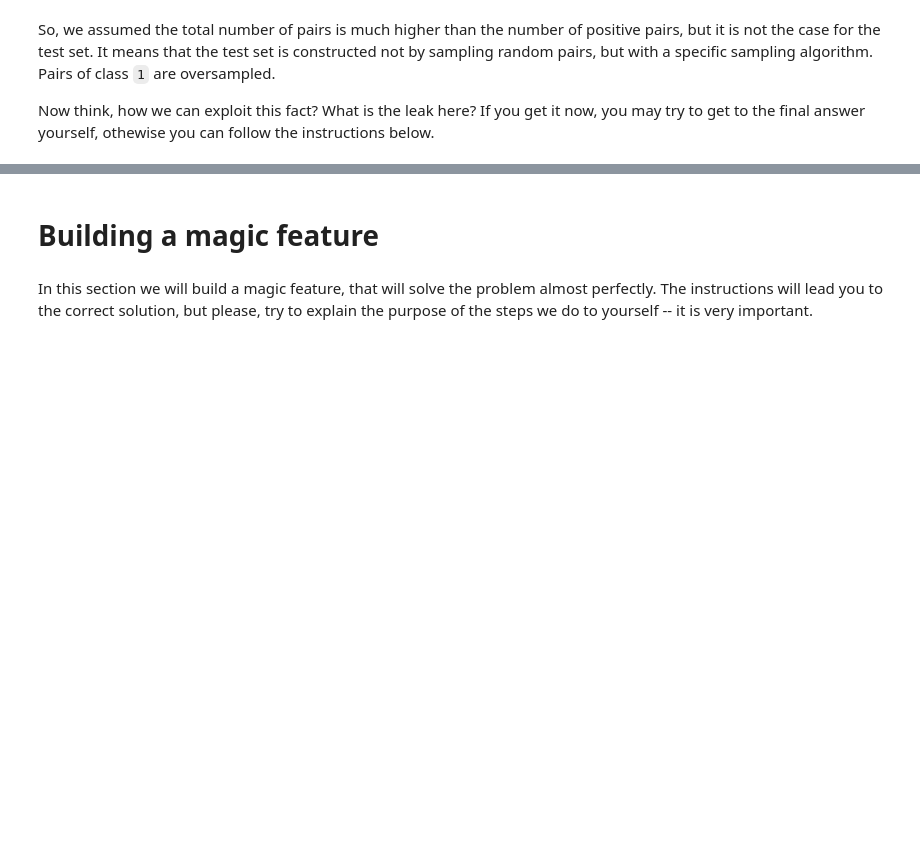
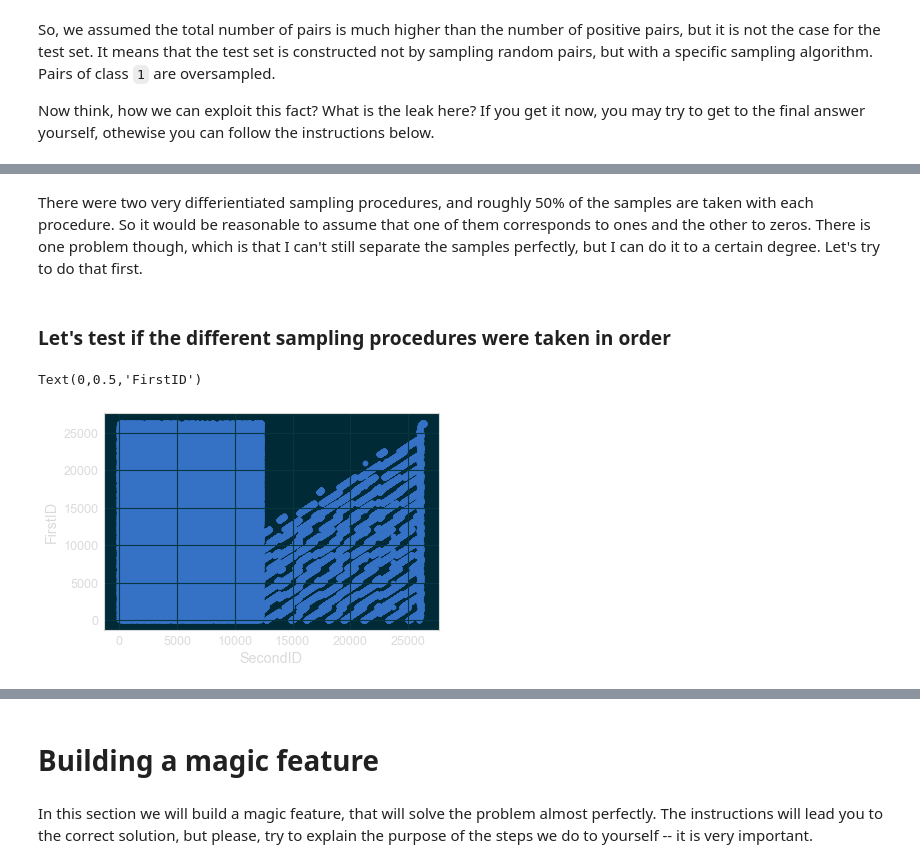
Before and after one commit to mtasende/competitive-data-science, a Jupyter notebook: Programming assignment, week 2: Data leakages/Data leakages.ipynb, the cells around one changed output, grey strips where cells are left out. Drawn from its saved outputs; the diff is of its cells as text; code cells hidden in the pictures; blank space fills up the shorter version.

```diff
--- a/Programming assignment, week 2: Data leakages/Data leakages.ipynb
+++ b/Programming assignment, week 2: Data leakages/Data leakages.ipynb
@@ -554,0 +566,14 @@ Now think, how we can exploit this fact? What is the leak here? If you get it no
+# %% [markdown]
+There were two very differientiated sampling procedures, and roughly 50% of the samples are taken with each procedure. So it would be reasonable to assume that one of them corresponds to ones and the other to zeros. There is one problem though, which is that I can't still separate the samples perfectly, but I can do it to a certain degree. Let's try to do that first.
+# %% [markdown]
+### Let's test if the different sampling procedures were taken in order
+# %%
+sep = test.shape[0]//2
+first_half = test.iloc[:sep]
+second_half = test.iloc[sep:]
+plt.scatter(first_half.SecondId, first_half.FirstId)
+plt.xlabel('SecondID')
+plt.ylabel('FirstID')
+# %% [output]
+Text(0,0.5,'FirstID')
+[figure, added]
```
Also changed, not shown: parts of 82 cells of this notebook.
